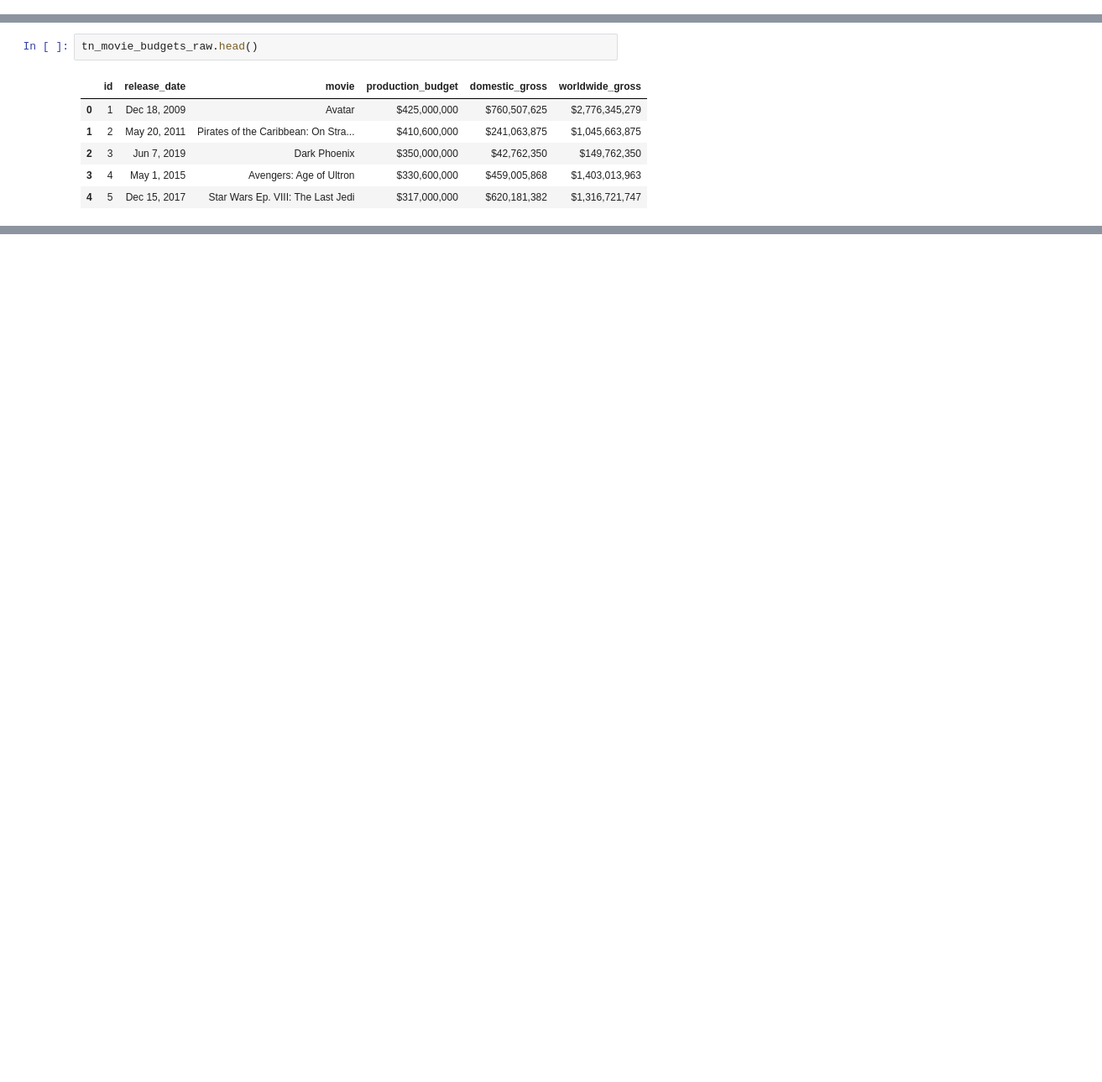
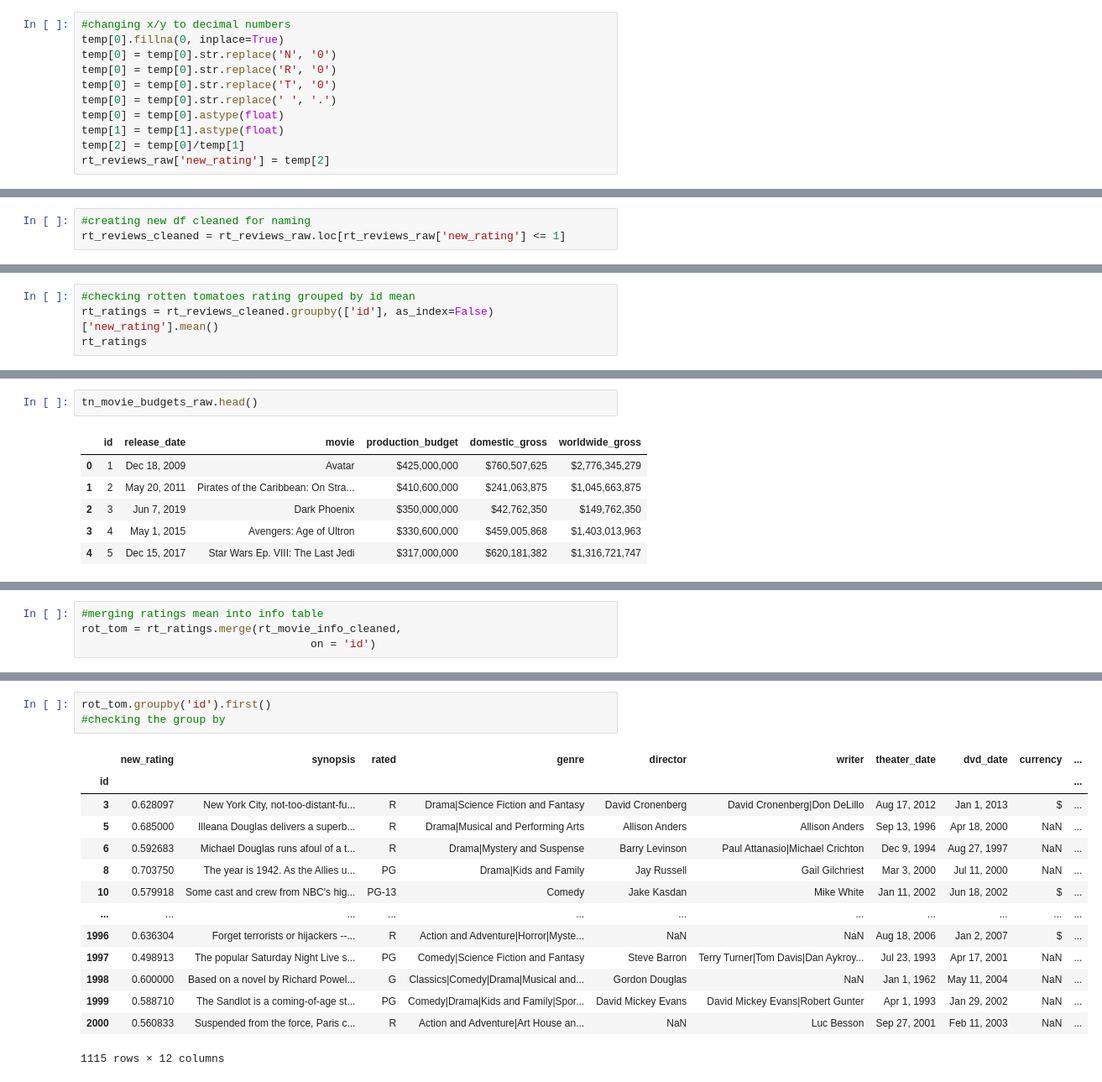
Before and after one commit to jamesleemeredith/Box-Office-Analysis, a Jupyter notebook: code/data_cleaning.ipynb, the cells around one changed output, grey strips where cells are left out. Shown: that part at 84% size. Cells and saved outputs as stored; diff of their text form; blank space fills up the shorter version.

```diff
--- a/code/data_cleaning.ipynb
+++ b/code/data_cleaning.ipynb
@@ -75,0 +577,11 @@ rt_reviews_raw.head()
+# %%
+#changing x/y to decimal numbers
+temp[0].fillna(0, inplace=True)
+temp[0] = temp[0].str.replace('N', '0')
+temp[0] = temp[0].str.replace('R', '0')
+temp[0] = temp[0].str.replace('T', '0')
+temp[0] = temp[0].str.replace(' ', '.')
+temp[0] = temp[0].astype(float)
+temp[1] = temp[1].astype(float)
+temp[2] = temp[0]/temp[1]
+rt_reviews_raw['new_rating'] = temp[2]
@@ -75,0 +624,3 @@ rt_reviews_raw.head()
+# %%
+#creating new df cleaned for naming
+rt_reviews_cleaned = rt_reviews_raw.loc[rt_reviews_raw['new_rating'] <= 1]
@@ -75,0 +631,4 @@ rt_reviews_raw.head()
+# %%
+#checking rotten tomatoes rating grouped by id mean
+rt_ratings = rt_reviews_cleaned.groupby(['id'], as_index=False)['new_rating'].mean()
+rt_ratings
@@ -1623,0 +752,4 @@ memory usage: 13.0+ MB
+# %%
+#merging ratings mean into info table
+rot_tom = rt_ratings.merge(rt_movie_info_cleaned,
+                                   on = 'id')
@@ -1623,0 +779,18 @@ memory usage: 13.0+ MB
+# %%
+rot_tom.groupby('id').first()
+#checking the group by
+# %% [output]
+|  | new_rating | synopsis | rated | genre | director | writer | theater_date | dvd_date | currency | ... |
+| id |  |  |  |  |  |  |  |  |  | ... |
+| 3 | 0.628097 | New York City, not-too-distant-fu... | R | Drama|Science Fiction and Fantasy | David Cronenberg | David Cronenberg|Don DeLillo | Aug 17, 2012 | Jan 1, 2013 | $ | ... |
+| 5 | 0.685000 | Illeana Douglas delivers a superb... | R | Drama|Musical and Performing Arts | Allison Anders | Allison Anders | Sep 13, 1996 | Apr 18, 2000 | NaN | ... |
+| 6 | 0.592683 | Michael Douglas runs afoul of a t... | R | Drama|Mystery and Suspense | Barry Levinson | Paul Attanasio|Michael Crichton | Dec 9, 1994 | Aug 27, 1997 | NaN | ... |
+| 8 | 0.703750 | The year is 1942. As the Allies u... | PG | Drama|Kids and Family | Jay Russell | Gail Gilchriest | Mar 3, 2000 | Jul 11, 2000 | NaN | ... |
+| 10 | 0.579918 | Some cast and crew from NBC's hig... | PG-13 | Comedy | Jake Kasdan | Mike White | Jan 11, 2002 | Jun 18, 2002 | $ | ... |
+| ... | ... | ... | ... | ... | ... | ... | ... | ... | ... | ... |
+| 1996 | 0.636304 | Forget terrorists or hijackers --... | R | Action and Adventure|Horror|Myste... | NaN | NaN | Aug 18, 2006 | Jan 2, 2007 | $ | ... |
+| 1997 | 0.498913 | The popular Saturday Night Live s... | PG | Comedy|Science Fiction and Fantasy | Steve Barron | Terry Turner|Tom Davis|Dan Aykroy... | Jul 23, 1993 | Apr 17, 2001 | NaN | ... |
+| 1998 | 0.600000 | Based on a novel by Richard Powel... | G | Classics|Comedy|Drama|Musical and... | Gordon Douglas | NaN | Jan 1, 1962 | May 11, 2004 | NaN | ... |
+| 1999 | 0.588710 | The Sandlot is a coming-of-age st... | PG | Comedy|Drama|Kids and Family|Spor... | David Mickey Evans | David Mickey Evans|Robert Gunter | Apr 1, 1993 | Jan 29, 2002 | NaN | ... |
+| 2000 | 0.560833 | Suspended from the force, Paris c... | R | Action and Adventure|Art House an... | NaN | Luc Besson | Sep 27, 2001 | Feb 11, 2003 | NaN | ... |
+1115 rows × 12 columns
```
Also changed, not shown: parts of 261 cells of this notebook, 7 other files.
